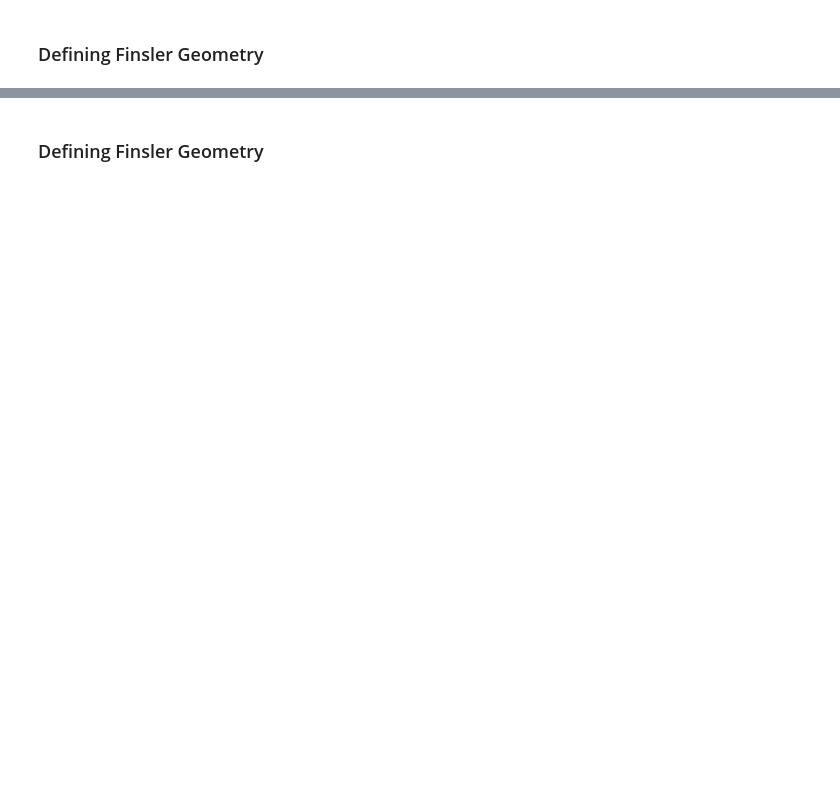
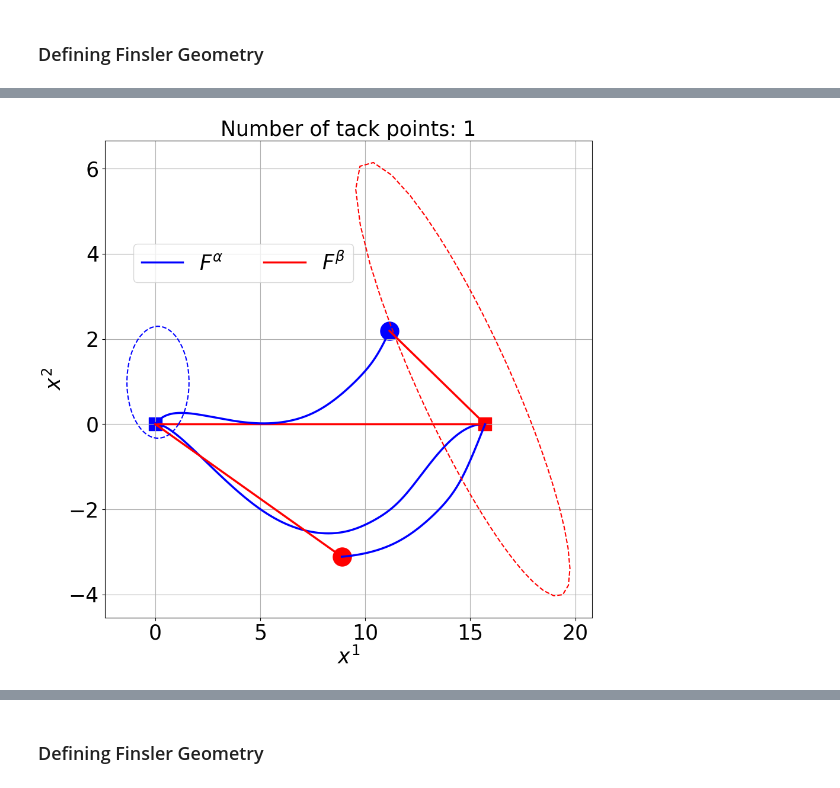
Before and after one commit to FrederikMR/zermelo_tacking, a Jupyter notebook: tacking_estimation.ipynb, the cells around one changed output, grey strips where cells are left out. Drawn from its saved outputs; the diff is of its cells as text; code cells hidden in the pictures; blank space fills up the shorter version.

```diff
--- a/tacking_estimation.ipynb
+++ b/tacking_estimation.ipynb
@@ -231 +473,9 @@ M2 = RiemannianNavigation(RM=RM,
+# %%
+Geodesic = GEORCE_H(Malpha, init_fun=None, T=T, tol=tol, max_iter=max_iter, line_search_params={'rho': 0.5})
+ReverseGeodesic = GEORCE_H(Mbeta, init_fun=None, T=T, tol=tol, max_iter=max_iter, line_search_params={'rho': 0.5})
+# %%
+Tacking = SequentialOptimizationBFGS(tack_metrics, init_fun=None, max_iter=max_iter,
+                                     tol=tol, T=T, sub_iter=sub_iter, line_search_params={'rho': 0.5})
+ReverseTacking = SequentialOptimizationBFGS(reverse_tack_metrics, init_fun = None, max_iter=max_iter, tol=tol,
+                                            T=T, sub_iter=sub_iter, line_search_params={'rho': 0.5})
 # %% [markdown]
@@ -233,2 +482,0 @@ M2 = RiemannianNavigation(RM=RM,
-# %%
-Geodesic = GEORCE([M1,M2,M1,M2,M1], max_iter=max_iter, T=T, tol=tol, line_search_params={'rho':rho})
@@ -241 +538,4 @@ xt_tack = vmap(M1.f)(zt_tack[1])
+# %%
+indicatrix_alpha = Malpha.indicatrix(time_curves[-1][T], z0, N_points=100)#grid=jnp.linspace(-5,5,1000), eps=1e-6)
+indicatrix_beta = Mbeta.indicatrix(time_curves[-1][T], tack_curves[-1][T], N_points=100)#grid=jnp.linspace(-20,20,10000), eps=1e-6)
 # %% [markdown]
@@ -349,0 +543,81 @@ plt.show()
+# %%
+fig = plt.figure(figsize=(10,10))
+
+ax = fig.add_subplot(111)
+
+#Curves with no tacking
+ax.plot(tack_curves[0][:,0], tack_curves[0][:,1], color='blue', linewidth=2.5, alpha=1.0)
+ax.plot(reverse_tack_curves[0][:,0], reverse_tack_curves[0][:,1], color='red', linewidth=2.5, alpha=1.0)
+
+#Plotting tack curves
+for j in range(2):
+    if j % 2 == 0:
+        #Plotting Curves
+        ax.plot(tack_curves[1][(T*j):(T*(j+1))][:,0],
+                tack_curves[1][(T*j):(T*(j+1))][:,1],
+                color="blue",
+                linewidth=2.5)
+        ax.plot(reverse_tack_curves[1][(T*j):(T*(j+1))][:,0],
+                reverse_tack_curves[1][(T*j):(T*(j+1))][:,1],
+                color="red",
+                linewidth=2.5)
+
+        #Plotting points
+        ax.scatter(tack_curves[1][(T*(j+1))][0],
+                   tack_curves[1][(T*(j+1))][1],
+                   color="blue",
+                   s=500)
+        ax.scatter(reverse_tack_curves[1][(T*(j+1))][0],
+                   reverse_tack_curves[1][(T*(j+1))][1],
+                   color="red",
+                   s=500)
+    else:
+        #Plotting Curves
+        ax.plot(tack_curves[1][(T*j):(T*(j+1))][:,0],
+                tack_curves[1][(T*j):(T*(j+1))][:,1],
+                color="red",
+                linewidth=2.5)
+        ax.plot(reverse_tack_curves[1][(T*j):(T*(j+1))][:,0],
+                reverse_tack_curves[1][(T*j):(T*(j+1))][:,1],
+                color="blue",
+                linewidth=2.5)
+
+#Indicatrices
+ax.plot(indicatrix_alpha[:,0]+z0[0],
+        indicatrix_alpha[:,1]+z0[1],
+        color="blue",
+        linestyle='dashed')
+
+#Indicatrices
+ax.plot(indicatrix_beta[:,0]+zT[0],
+        indicatrix_beta[:,1]+zT[1],
+        color="red",
+        linestyle='dashed')
+
+ax.set_xlabel(r'$x^{1}$', fontsize=25)
+ax.set_ylabel(r'$x^{2}$', fontsize=25)
+ax.set_title("Number of tack points: 1", fontsize=25)
+ax.grid(True)
+#ax.set_xlim(xscales[0], xscales[1])
+#ax.set_ylim(yscales[0], yscales[1])
+#ax.set_aspect('equal', adjustable='box')
+
+ax.plot([0],[0], color="blue", label=r'$F^{\alpha}$', linewidth=2.5)
+ax.plot([0],[0], color="red", label=r'$F^{\beta}$', linewidth=2.5)
+
+#Start and end point
+ax.scatter(z0[0], z0[1], marker="s", color="blue", s=250)
+ax.scatter(zT[0], zT[1], marker="s", color="red", s=250)
+
+lines_labels = [ax.get_legend_handles_labels() for ax in fig.axes]
+lines, labels = [sum(lol, []) for lol in zip(*lines_labels)]
+fig.legend(lines, labels, loc=(0.17,0.7), ncol=2, fontsize=25)
+
+fig.tight_layout()
+
+save_path = f'{figure_path}time_only_dependent_finsler.pdf'
+fig.savefig(save_path, format='pdf', pad_inches=0.1, bbox_inches='tight')
+
+plt.show()
+# %% [output]
+[figure, added]
```
Also changed, not shown: parts of 88 cells of this notebook, 46 other files.
